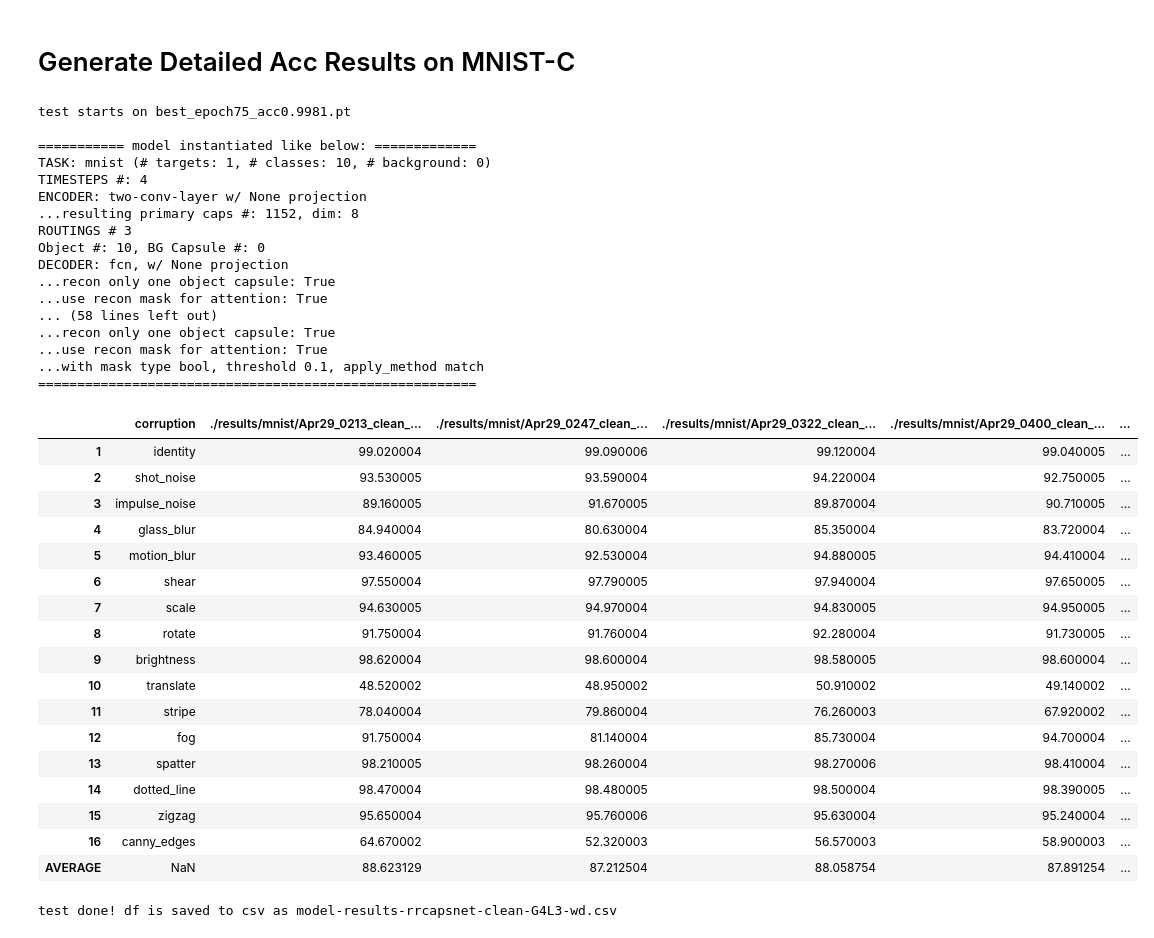
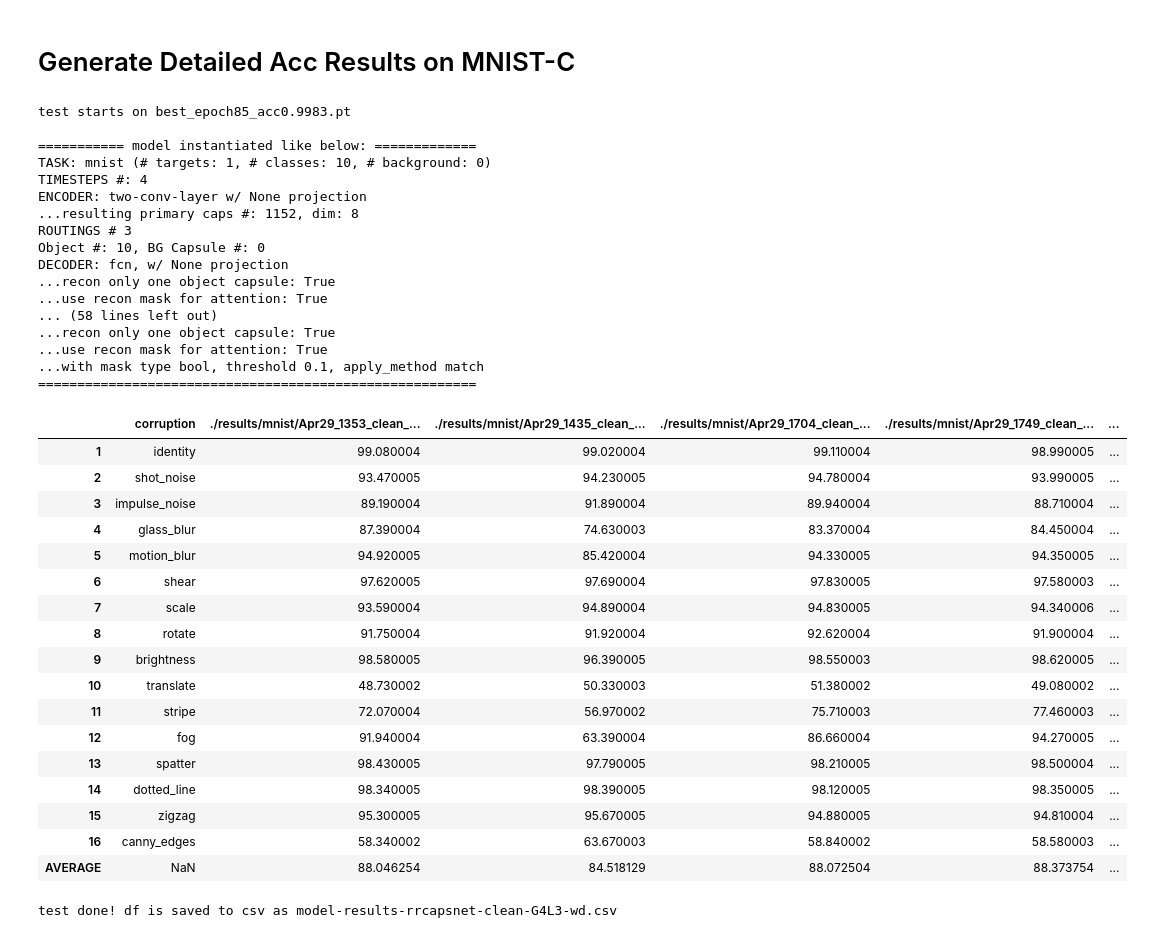
Before and after one commit to ahnchive/ORA-recognition, a Jupyter notebook: eval_rrcapsnet_original.ipynb, the cells around one changed output. Cells and saved outputs as stored; diff of their text form; code cells hidden in the pictures.

```diff
--- a/eval_rrcapsnet_original.ipynb
+++ b/eval_rrcapsnet_original.ipynb
@@ -989,11 +986,18 @@ modelpathlist = [
 # './results/mnist/Apr29_0703_clean_clr_run5/earlystop_245_acc0.9995.pt',
 
 # Clean-WD
-'./results/mnist/Apr29_0213_clean_wd_run1/best_epoch75_acc0.9981.pt',
-'./results/mnist/Apr29_0247_clean_wd_run2/best_epoch81_acc0.9987.pt',
-'./results/mnist/Apr29_0322_clean_wd_run3/best_epoch88_acc0.9987.pt',
-'./results/mnist/Apr29_0400_clean_wd_run4/best_epoch62_acc0.9980.pt',
-'./results/mnist/Apr29_0429_clean_wd_run5/best_epoch71_acc0.9987.pt',
+# './results/mnist/Apr29_0213_clean_wd_run1/best_epoch75_acc0.9981.pt',
+# './results/mnist/Apr29_0247_clean_wd_run2/best_epoch81_acc0.9987.pt',
+# './results/mnist/Apr29_0322_clean_wd_run3/best_epoch88_acc0.9987.pt',
+# './results/mnist/Apr29_0400_clean_wd_run4/best_epoch62_acc0.9980.pt',
+# './results/mnist/Apr29_0429_clean_wd_run5/best_epoch71_acc0.9987.pt',
+
+# Clean-WD 0.0005, 0.98
+'./results/mnist/Apr29_1353_clean_wd2_run1/best_epoch85_acc0.9983.pt',
+'./results/mnist/Apr29_1435_clean_wd2_run2/best_epoch95_acc0.9986.pt',
+'./results/mnist/Apr29_1704_clean_wd2_run3/best_epoch105_acc0.9988.pt',
+'./results/mnist/Apr29_1749_clean_wd2_run4/best_epoch92_acc0.9983.pt',
+'./results/mnist/Apr29_1829_clean_wd2_run5/best_epoch115_acc0.9987.pt',
 ]
 
 
@@ -1010,52 +1014,52 @@ for load_model_path in modelpathlist:
     args = load_args(load_model_path, args_to_update, print_args)
     model = load_model(args)
 
     acclist = []
     for corruption in CORRUPTION_TYPES:
         test_loss, test_loss_class, test_loss_recon, test_acc = test_model_on_each_corruption(PATH_MNISTC, corruption, model, verbose)
         acclist.append(test_acc*100)
     df[load_model_path] = acclist
 
 
 df.index = np.arange(1, len(df)+1)
 df.loc['AVERAGE'] = df.mean()
 df
 # %% [output]
-test starts on best_epoch75_acc0.9981.pt
+test starts on best_epoch85_acc0.9983.pt
 
 =========== model instantiated like below: =============
 TASK: mnist (# targets: 1, # classes: 10, # background: 0)
 TIMESTEPS #: 4
 ENCODER: two-conv-layer w/ None projection
 ...resulting primary caps #: 1152, dim: 8
 ROUTINGS # 3
 Object #: 10, BG Capsule #: 0
 DECODER: fcn, w/ None projection
 ...recon only one object capsule: True
 ...use recon mask for attention: True
 ... (58 lines left out)
 ...recon only one object capsule: True
 ...use recon mask for attention: True
 ...with mask type bool, threshold 0.1, apply_method match
 ========================================================
-|  | corruption | ./results/mnist/Apr29_0213_clean_... | ./results/mnist/Apr29_0247_clean_... | ./results/mnist/Apr29_0322_clean_... | ./results/mnist/Apr29_0400_clean_... | ... |
-| 1 | identity | 99.020004 | 99.090006 | 99.120004 | 99.040005 | ... |
-| 2 | shot_noise | 93.530005 | 93.590004 | 94.220004 | 92.750005 | ... |
-| 3 | impulse_noise | 89.160005 | 91.670005 | 89.870004 | 90.710005 | ... |
-| 4 | glass_blur | 84.940004 | 80.630004 | 85.350004 | 83.720004 | ... |
-| 5 | motion_blur | 93.460005 | 92.530004 | 94.880005 | 94.410004 | ... |
-| 6 | shear | 97.550004 | 97.790005 | 97.940004 | 97.650005 | ... |
-| 7 | scale | 94.630005 | 94.970004 | 94.830005 | 94.950005 | ... |
-| 8 | rotate | 91.750004 | 91.760004 | 92.280004 | 91.730005 | ... |
-| 9 | brightness | 98.620004 | 98.600004 | 98.580005 | 98.600004 | ... |
-| 10 | translate | 48.520002 | 48.950002 | 50.910002 | 49.140002 | ... |
-| 11 | stripe | 78.040004 | 79.860004 | 76.260003 | 67.920002 | ... |
-| 12 | fog | 91.750004 | 81.140004 | 85.730004 | 94.700004 | ... |
-| 13 | spatter | 98.210005 | 98.260004 | 98.270006 | 98.410004 | ... |
-| 14 | dotted_line | 98.470004 | 98.480005 | 98.500004 | 98.390005 | ... |
-| 15 | zigzag | 95.650004 | 95.760006 | 95.630004 | 95.240004 | ... |
-| 16 | canny_edges | 64.670002 | 52.320003 | 56.570003 | 58.900003 | ... |
-| AVERAGE | NaN | 88.623129 | 87.212504 | 88.058754 | 87.891254 | ... |
+|  | corruption | ./results/mnist/Apr29_1353_clean_... | ./results/mnist/Apr29_1435_clean_... | ./results/mnist/Apr29_1704_clean_... | ./results/mnist/Apr29_1749_clean_... | ... |
+| 1 | identity | 99.080004 | 99.020004 | 99.110004 | 98.990005 | ... |
+| 2 | shot_noise | 93.470005 | 94.230005 | 94.780004 | 93.990005 | ... |
+| 3 | impulse_noise | 89.190004 | 91.890004 | 89.940004 | 88.710004 | ... |
+| 4 | glass_blur | 87.390004 | 74.630003 | 83.370004 | 84.450004 | ... |
+| 5 | motion_blur | 94.920005 | 85.420004 | 94.330005 | 94.350005 | ... |
+| 6 | shear | 97.620005 | 97.690004 | 97.830005 | 97.580003 | ... |
+| 7 | scale | 93.590004 | 94.890004 | 94.830005 | 94.340006 | ... |
+| 8 | rotate | 91.750004 | 91.920004 | 92.620004 | 91.900004 | ... |
+| 9 | brightness | 98.580005 | 96.390005 | 98.550003 | 98.620005 | ... |
+| 10 | translate | 48.730002 | 50.330003 | 51.380002 | 49.080002 | ... |
+| 11 | stripe | 72.070004 | 56.970002 | 75.710003 | 77.460003 | ... |
+| 12 | fog | 91.940004 | 63.390004 | 86.660004 | 94.270005 | ... |
+| 13 | spatter | 98.430005 | 97.790005 | 98.210005 | 98.500004 | ... |
+| 14 | dotted_line | 98.340005 | 98.390005 | 98.120005 | 98.350005 | ... |
+| 15 | zigzag | 95.300005 | 95.670005 | 94.880005 | 94.810004 | ... |
+| 16 | canny_edges | 58.340002 | 63.670003 | 58.840002 | 58.580003 | ... |
+| AVERAGE | NaN | 88.046254 | 84.518129 | 88.072504 | 88.373754 | ... |
 # %%
 # save to csv
 # path_df = 'model-results-rrcapsnet-clean-G4L3.csv'
```
Also changed, not shown: parts of 1 cell of this notebook, 8 other files.
